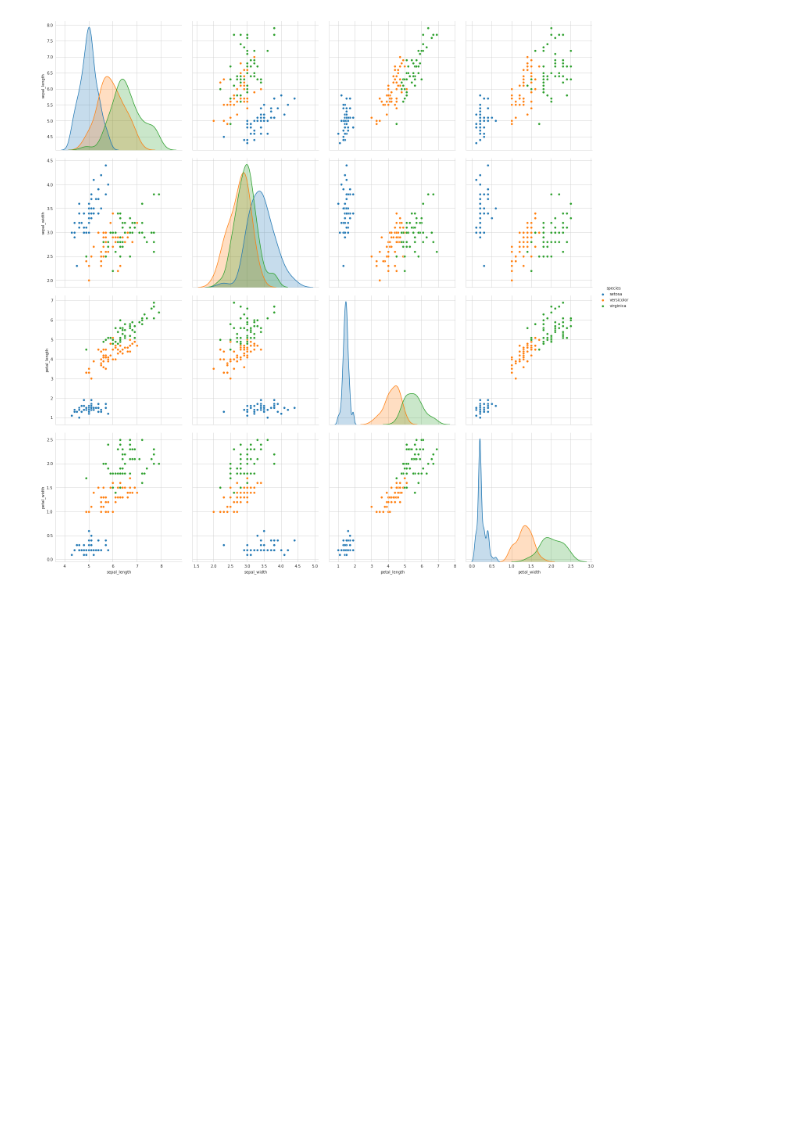
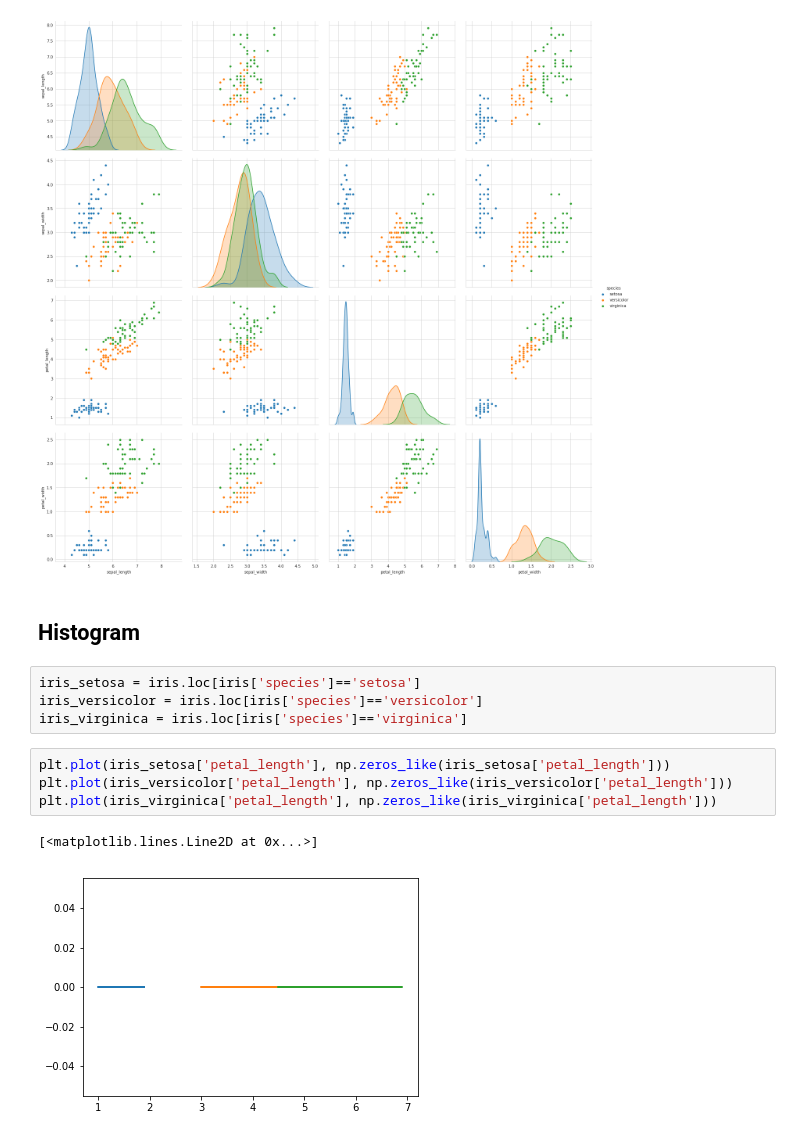
Before and after one commit to ashishpatel26/MachineLearningTraining, a Jupyter notebook: aic_practice/Exploratory Data Analysis.ipynb, the cells around one changed output. Saved outputs shown, nothing was run; the diff lists cells and outputs as text; blank space fills up the shorter version.

```diff
--- a/aic_practice/Exploratory Data Analysis.ipynb
+++ b/aic_practice/Exploratory Data Analysis.ipynb
@@ -46,3 +46,16 @@ sns.pairplot(iris, hue='species', height=5)
 plt.show()
 # %% [output]
 [figure]
+# %% [markdown]
+## Histogram
+# %%
+iris_setosa = iris.loc[iris['species']=='setosa']
+iris_versicolor = iris.loc[iris['species']=='versicolor']
+iris_virginica = iris.loc[iris['species']=='virginica']
+# %%
+plt.plot(iris_setosa['petal_length'], np.zeros_like(iris_setosa['petal_length']))
+plt.plot(iris_versicolor['petal_length'], np.zeros_like(iris_versicolor['petal_length']))
+plt.plot(iris_virginica['petal_length'], np.zeros_like(iris_virginica['petal_length']))
+# %% [output]
+[<matplotlib.lines.Line2D at 0x...>]
+[figure, added]
```
Also changed, not shown: parts of 19 cells of this notebook, 1 other file.
